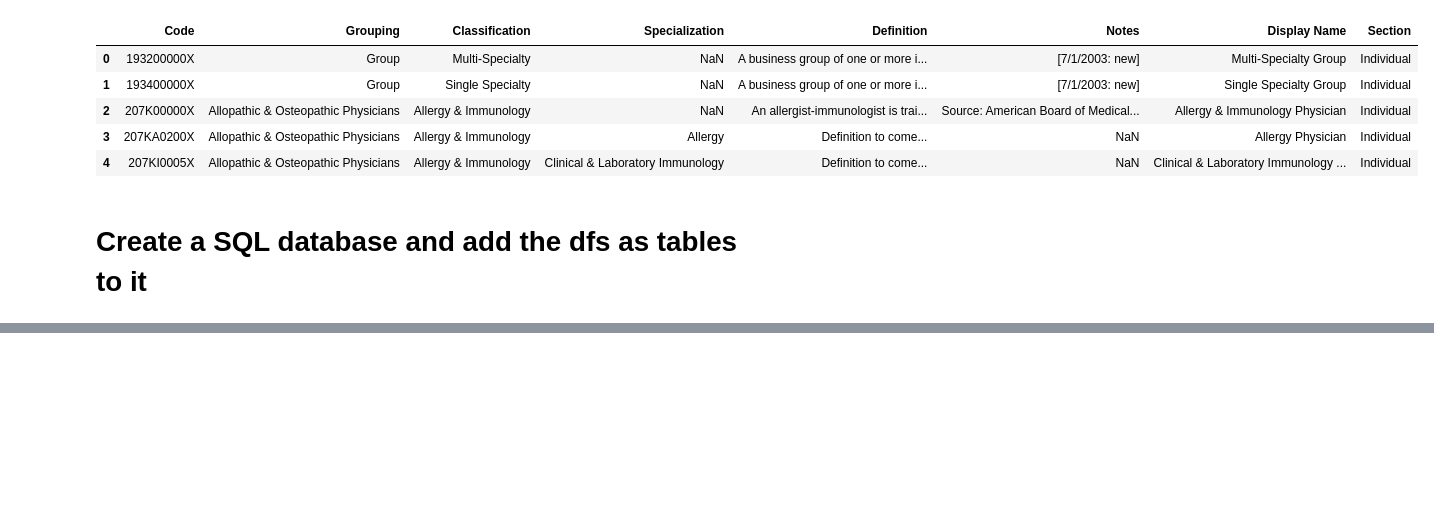
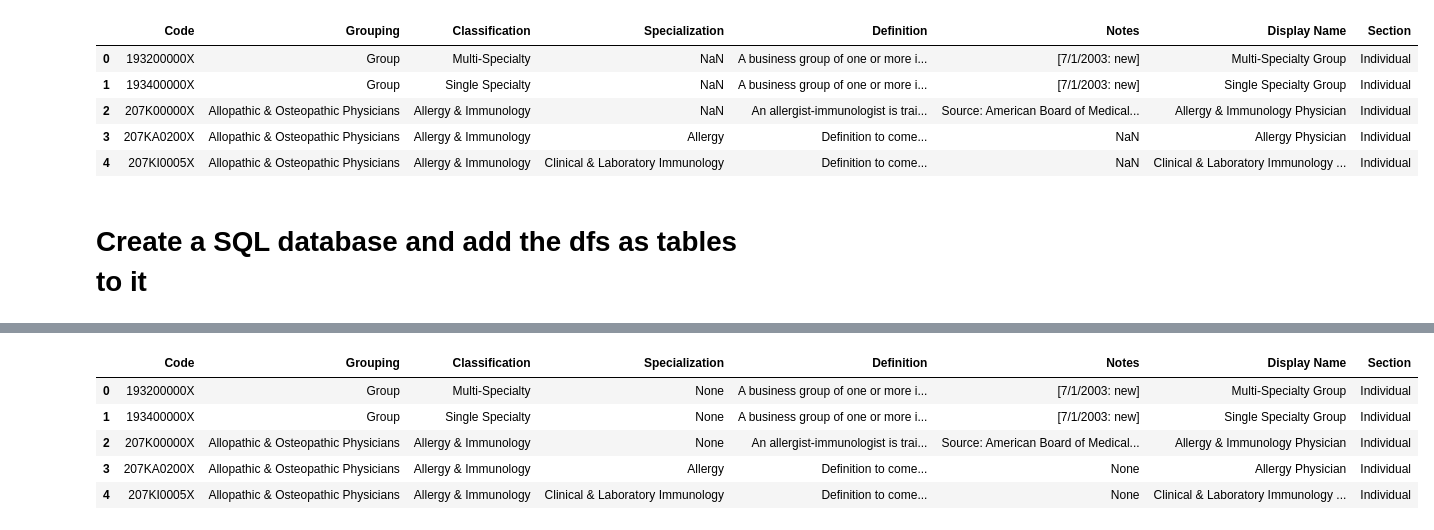
Before and after one commit to nss-data-science-cohort-5/hop_team-lincoln-lagers, a Jupyter notebook: hop.ipynb, the cells around one changed output, grey strips where cells are left out. Cells and saved outputs as stored; diff of their text form; code cells hidden in the pictures; blank space fills up the shorter version.

Commit message:
read into the db tables five top rows

```diff
--- a/hop.ipynb
+++ b/hop.ipynb
@@ -298,0 +331,11 @@ db.close()
+# %%
+querry="""
+SELECT *
+FROM referral_to
+LIMIT 5
+"""
+
+with sqlite3.connect('data/hopteam.sqlite') as db:
+    ref_to_sqlite=pd.read_sql(querry, db)
+
+ref_to_sqlite
@@ -298,0 +349,12 @@ db.close()
+# %%
+querry="""
+SELECT *
+FROM profile
+LIMIT 5
+"""
+
+with sqlite3.connect('data/hopteam.sqlite') as db:
+    pro_sqlite=pd.read_sql(querry, db)
+
+
+pro_sqlite
@@ -298,0 +368,11 @@ db.close()
+# %%
+querry="""
+SELECT *
+FROM zip_cbsa
+LIMIT 5
+"""
+
+with sqlite3.connect('data/hopteam.sqlite') as db:
+    zip_sqlite=pd.read_sql(querry, db)
+
+zip_sqlite
@@ -298,0 +386,18 @@ db.close()
+# %%
+querry="""
+SELECT *
+FROM taxonomy_code
+LIMIT 5
+"""
+
+with sqlite3.connect('data/hopteam.sqlite') as db:
+    taxonomy_sqlite=pd.read_sql(querry, db)
+
+taxonomy_sqlite
+# %% [output]
+|  | Code | Grouping | Classification | Specialization | Definition | Notes | Display Name | Section |
+| 0 | 193200000X | Group | Multi-Specialty | None | A business group of one or more i... | [7/1/2003: new] | Multi-Specialty Group | Individual |
+| 1 | 193400000X | Group | Single Specialty | None | A business group of one or more i... | [7/1/2003: new] | Single Specialty Group | Individual |
+| 2 | 207K00000X | Allopathic & Osteopathic Physicians | Allergy & Immunology | None | An allergist-immunologist is trai... | Source: American Board of Medical... | Allergy & Immunology Physician | Individual |
+| 3 | 207KA0200X | Allopathic & Osteopathic Physicians | Allergy & Immunology | Allergy | Definition to come... | None | Allergy Physician | Individual |
+| 4 | 207KI0005X | Allopathic & Osteopathic Physicians | Allergy & Immunology | Clinical & Laboratory Immunology | Definition to come... | None | Clinical & Laboratory Immunology ... | Individual |
```
Also changed, not shown: parts of 5 cells of this notebook.
